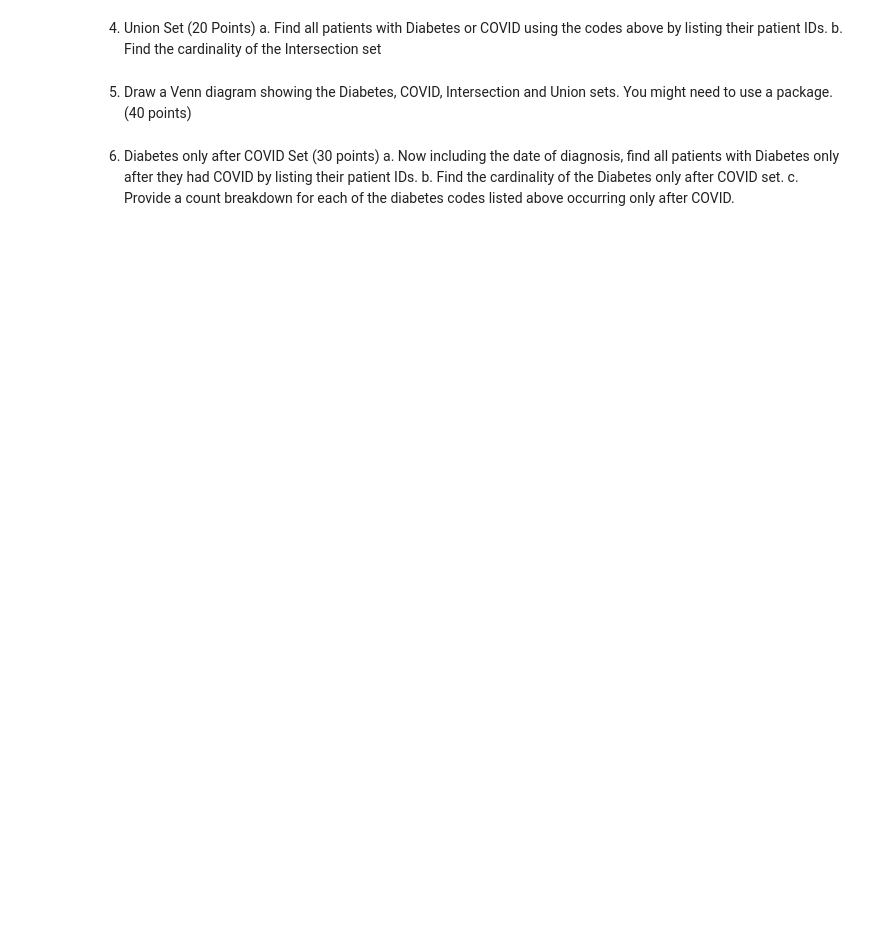
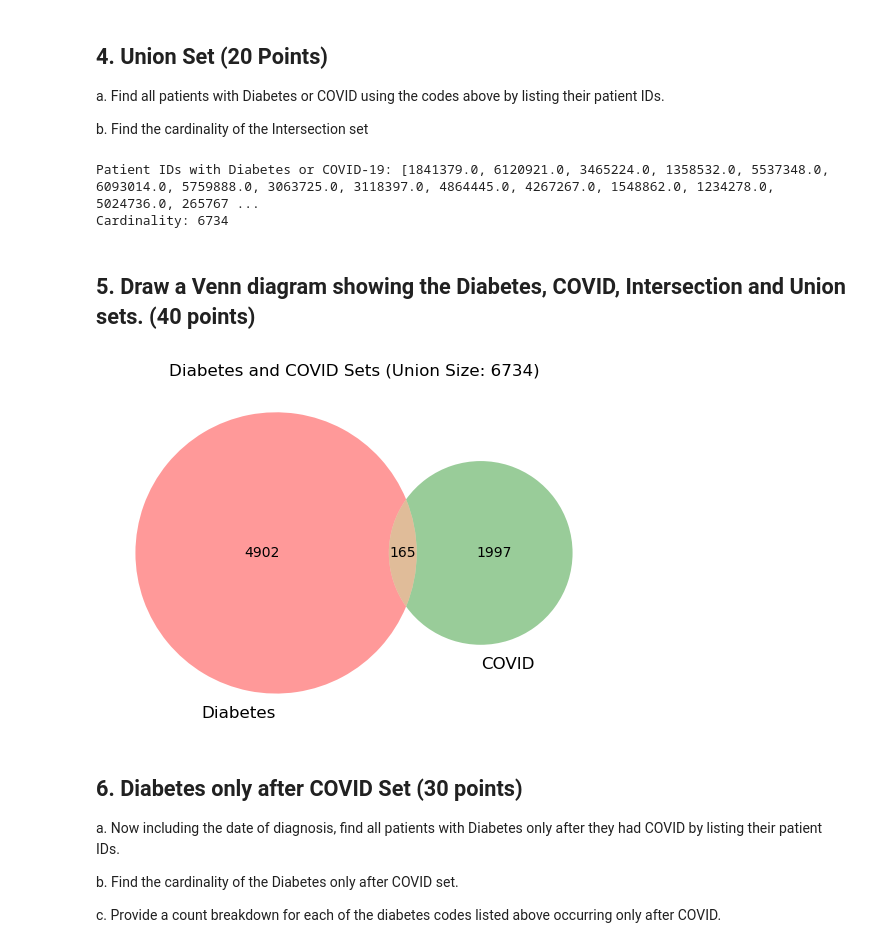
Before and after one commit to Chasemaughan/DataWranggling--3, a Jupyter notebook: DW3hw.ipynb, the cells around one changed output. Saved outputs shown, nothing was run; the diff lists cells and outputs as text; code cells hidden in the pictures; blank space fills up the shorter version.

```diff
--- a/DW3hw.ipynb
+++ b/DW3hw.ipynb
@@ -8 +40,20 @@ a. Find all patients with COVID using the codes above by listing their patient I
 b. Find the cardinality of the COVID set.
+# %%
+# COVID-19 codes
+covid_codes = ['U07.1', 'J12.82']
+
+# Filter the DataFrame for COVID-19
+covid_patients = df[df['Diagnosis Code'].isin(covid_codes)]
+
+# COVID-19 for Covid_Patients
+covid_list = covid_patients['Patient ID'].to_list()
+
+file_path = "covid_data.txt"
+
+with open(file_path, "w") as file:
+    for item in covid_list:
+        file.write(str(item) + '\n')
+
+print(covid_list)
+# Print the cardinality
+print("Cardinality:", covid_patients['Patient ID'].nunique())
@@ -14,15 +93,59 @@ b. Find the cardinality of the Intersection set.
 # %% [markdown]
-4. Union Set (20 Points)
+## 4. Union Set (20 Points)
+
 a. Find all patients with Diabetes or COVID using the codes above by listing their patient
 IDs.
+
 b. Find the cardinality of the Intersection set
+# %%
+# Find the Union set for Patient Ids (Covid or Diabetes)
+union_df = pd.concat([diabetes_patients_df, covid_patients_df])
+
+# Union set patient ids
+print("Patient IDs with Diabetes or COVID-19:", union_df['Patient ID'].unique().tolist())
+
+union_list = union_df['Patient ID'].unique().tolist()
+file_path = "union_data.txt"
+
+with open(file_path, "w") as file:
+    for item in union_list:
+        file.write(str(item) + '\n')
+
+# Print the cardinality
+print("Cardinality:", union_df['Patient ID'].nunique())
+# %% [output]
+Patient IDs with Diabetes or COVID-19: [1841379.0, 6120921.0, 3465224.0, 1358532.0, 5537348.0, 6093014.0, 5759888.0, 3063725.0, 3118397.0, 4864445.0, 4267267.0, 1548862.0, 1234278.0, 5024736.0, 265767 ...
+Cardinality: 6734
 # %% [markdown]
-5. Draw a Venn diagram showing the Diabetes, COVID, Intersection and Union sets. You might need
-to use a package. (40 points)
+## 5. Draw a Venn diagram showing the Diabetes, COVID, Intersection and Union sets. (40 points)
+# %%
+from matplotlib import pyplot as plt
+from matplotlib_venn import venn2
+
+# Define the sizes of each set
+diabetes_set = set(diabetes_patients['Patient ID'])
+covid_set = set(covid_patients['Patient ID'])
+intersection_set = diabetes_set.intersection(covid_set)
+union_set = diabetes_set.union(covid_set)
+
+# Calculate sizes
+diabetes_size = len(diabetes_set)
+covid_size = len(covid_set)
+intersection_size = len(intersection_set)
+union_size = len(union_set)
+
+venn2(subsets=(diabetes_size, covid_size, intersection_size), set_labels=('Diabetes', 'COVID'))
+plt.title(f"Diabetes and COVID Sets (Union Size: {union_size})")
+plt.show()
+# %% [output]
+[figure, added]
 # %% [markdown]
-6. Diabetes only after COVID Set (30 points)
+## 6. Diabetes only after COVID Set (30 points)
+
 a. Now including the date of diagnosis, find all patients with Diabetes only after they had
 COVID by listing their patient IDs.
+
 b. Find the cardinality of the Diabetes only after COVID set.
+
 c. Provide a count breakdown for each of the diabetes codes listed above occurring only
 after COVID.
```
Also changed, not shown: parts of 7 cells of this notebook, 5 other files.
